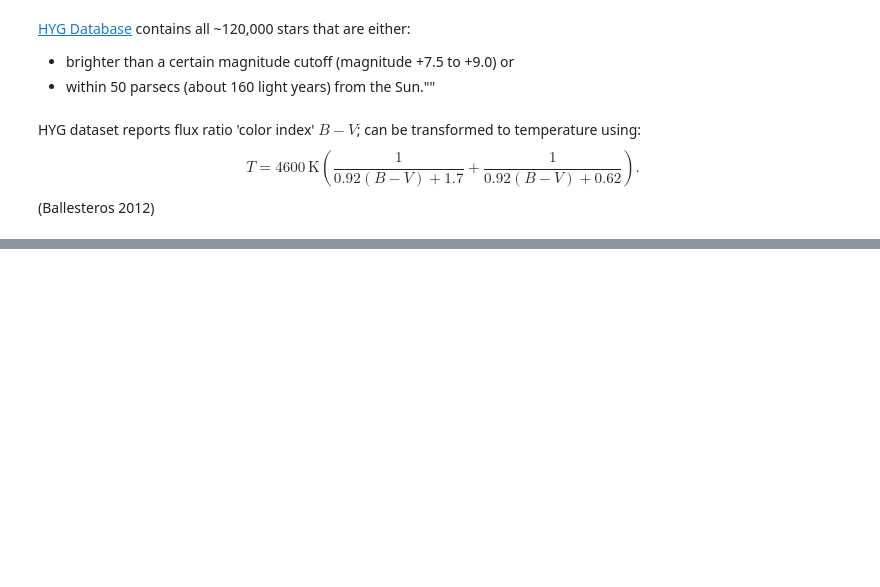
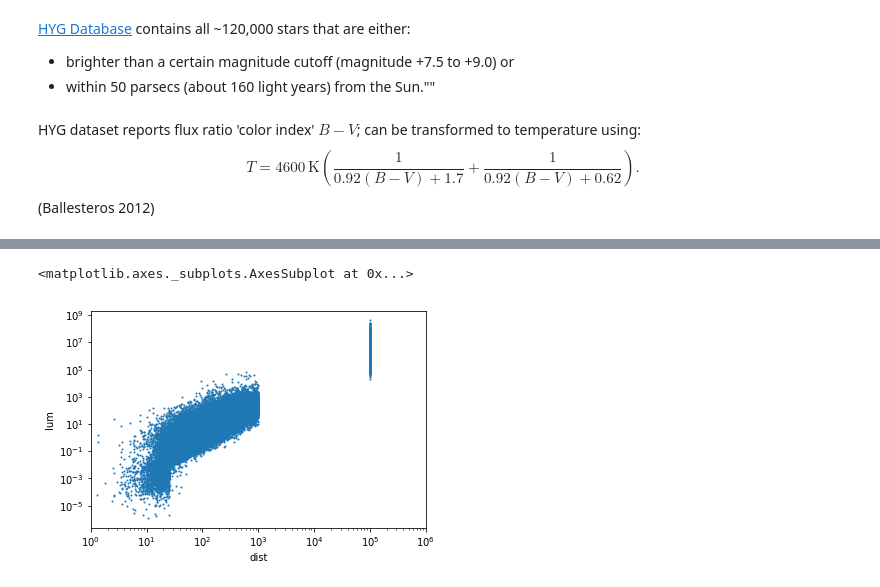
Before and after one commit to cassidymwagner/data_science_hr_diagram, a Jupyter notebook: Data Science in Astronomy with the Hertzsprung-Russell Diagram.ipynb, the cells around one changed output, grey strips where cells are left out. Saved outputs shown, nothing was run; the diff lists cells and outputs as text; code cells hidden in the pictures; blank space fills up the shorter version.

```diff
--- a/Data Science in Astronomy with the Hertzsprung-Russell Diagram.ipynb
+++ b/Data Science in Astronomy with the Hertzsprung-Russell Diagram.ipynb
@@ -65 +81,6 @@ import numpy as np
+# %%
+stars.plot.scatter(x='dist', y='lum', s=1, loglog=True, xlim=(1,1e6))
+# %% [output]
+<matplotlib.axes._subplots.AxesSubplot at 0x...>
+[figure, added]
 # %%
```
Also changed, not shown: parts of 16 cells of this notebook, 2 other files.
